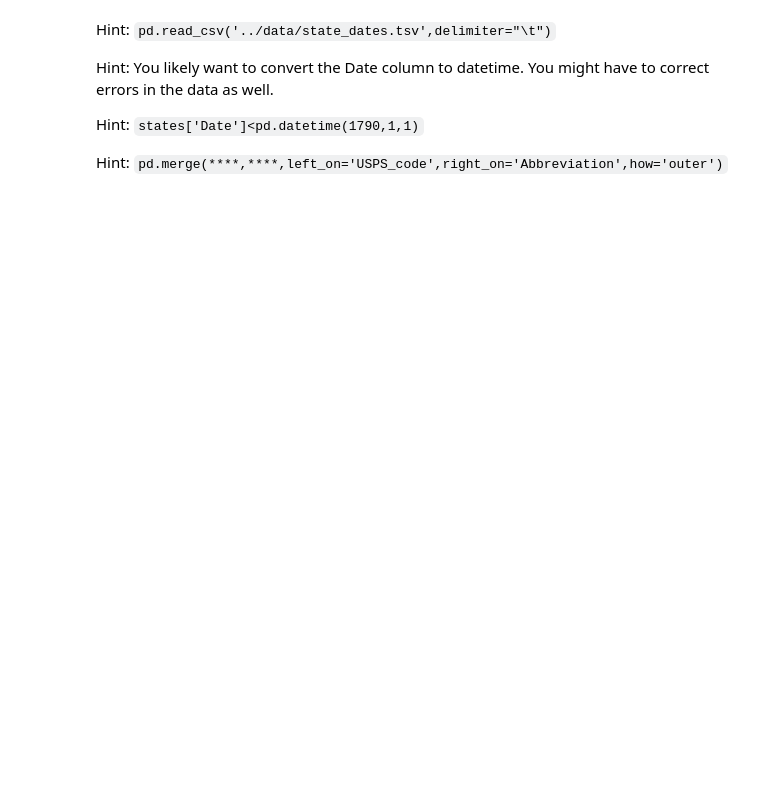
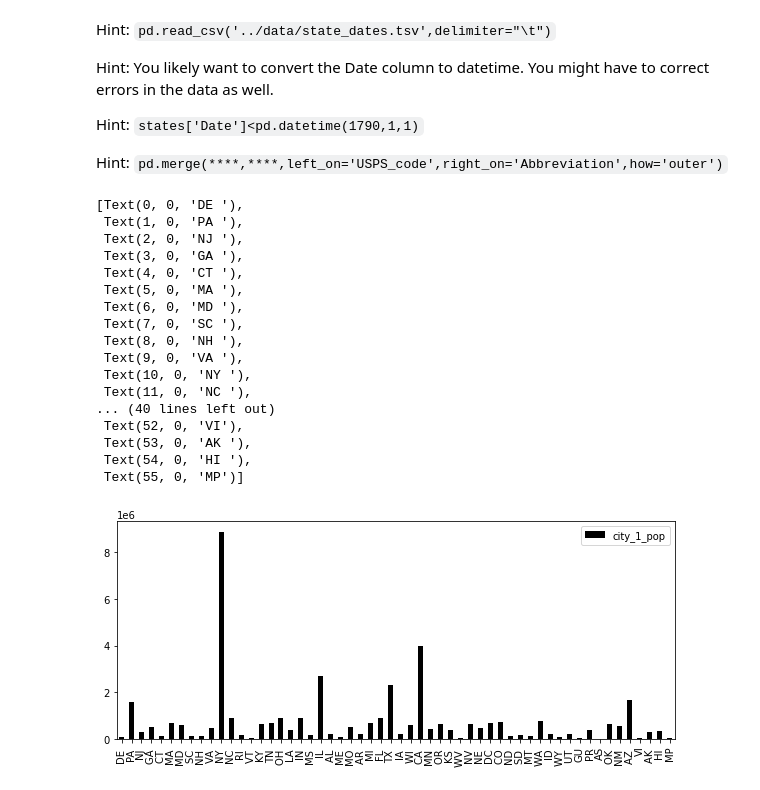
Before and after one commit to ruhani-ahluwalia/ds_1300_notebooks, a Jupyter notebook: work/02_assignment-Copy1.ipynb, the cells around one changed output. Drawn from its saved outputs; the diff is of its cells as text; code cells hidden in the pictures; blank space fills up the shorter version.

```diff
--- a/work/02_assignment-Copy1.ipynb
+++ b/work/02_assignment-Copy1.ipynb
@@ -133,3 +148,8 @@ facts[facts['Capital']==facts['City_1']]
 >8) Which has the larger population density, the most dense US Territory or the least dense state?
 >9) Make a graph that plots the populations of the largest city in each entity in the order in which they joined the US. Make the bars black
 >10) Make two additional graphs like the one above but one for land area (green bars) and one for water area (blue bars)
+# %%
+#7.
+state_dates= pd.read_csv('../data/state_dates.tsv',delimiter="\t")
+# %%
+merged=pd.merge(facts, state_dates, left_on='USPS_code',right_on='Abbreviation',how='outer').drop(columns=['Name'])
@@ -135,0 +187,2 @@ facts[facts['Capital']==facts['City_1']]
+# %%
+merged['Date'] = pd.to_datetime(merged['Date'],errors='raise')
@@ -152,0 +291,2 @@ Hint: `pd.merge(****,****,left_on='USPS_code',right_on='Abbreviation',how='outer
+# %%
+plotdata=merged.sort_values(by='Date')[['city_1_pop','Abbreviation','Area_land','Area_water']]
@@ -152,0 +296,23 @@ Hint: `pd.merge(****,****,left_on='USPS_code',right_on='Abbreviation',how='outer
+# %%
+#9.
+plot = plotdata[['city_1_pop','Abbreviation']].plot(kind='bar',color='black', figsize=(10,4))
+plot.set_xticklabels(plotdata['Abbreviation'])
+# %% [output]
+[Text(0, 0, 'DE '),
+ Text(1, 0, 'PA '),
+ Text(2, 0, 'NJ '),
+ Text(3, 0, 'GA '),
+ Text(4, 0, 'CT '),
+ Text(5, 0, 'MA '),
+ Text(6, 0, 'MD '),
+ Text(7, 0, 'SC '),
+ Text(8, 0, 'NH '),
+ Text(9, 0, 'VA '),
+ Text(10, 0, 'NY '),
+ Text(11, 0, 'NC '),
+... (40 lines left out)
+ Text(52, 0, 'VI'),
+ Text(53, 0, 'AK '),
+ Text(54, 0, 'HI '),
+ Text(55, 0, 'MP')]
+[figure, added]
```
Also changed, not shown: parts of 22 cells of this notebook.
